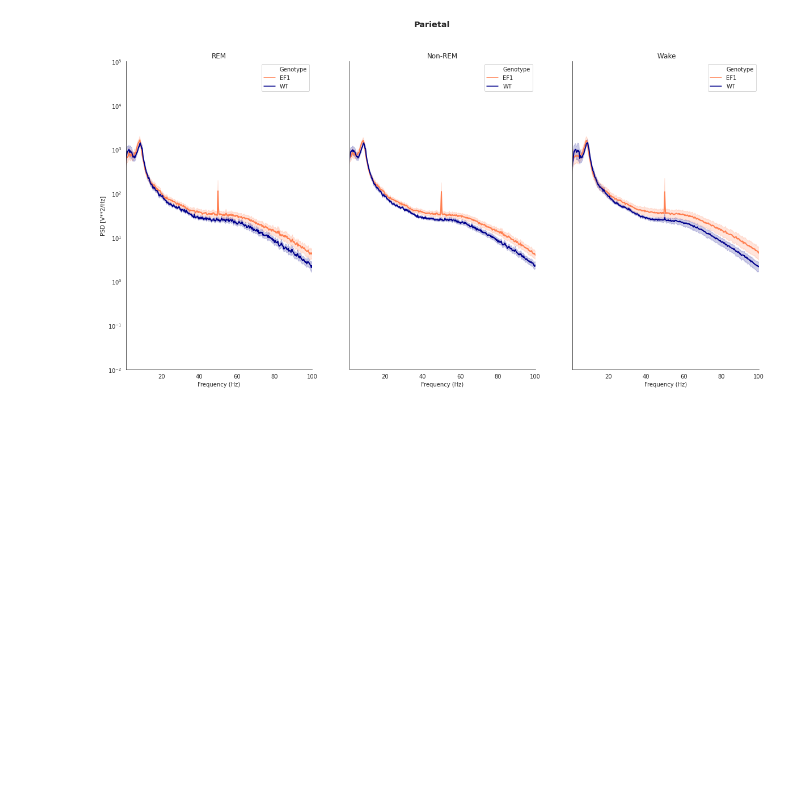
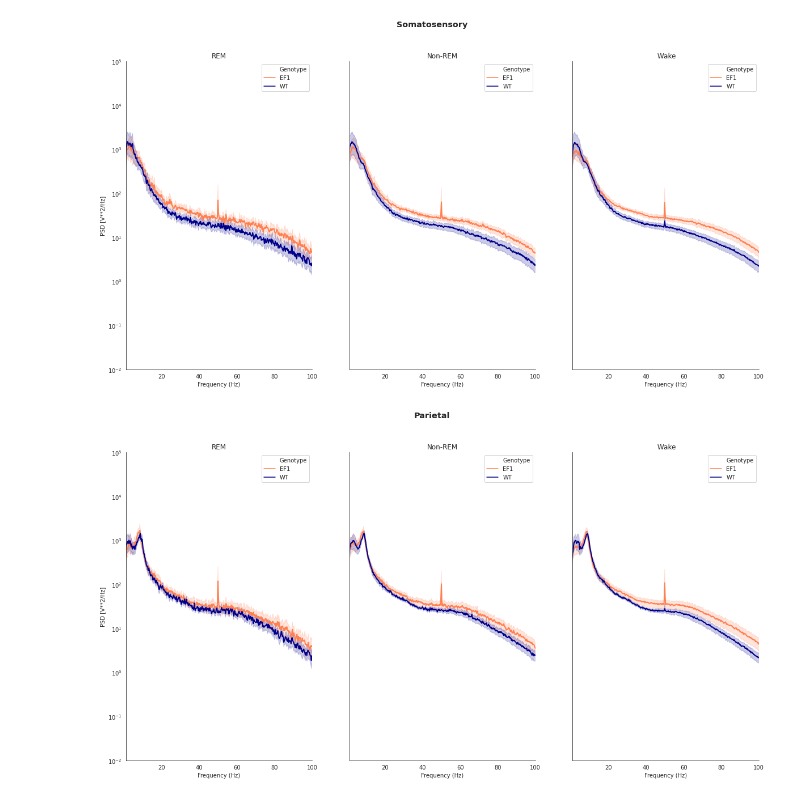
Before and after one commit to melissafasol/ef1_alpha, a Jupyter notebook: plotting_geno_averages.ipynb, the cells around one changed output. Cells and saved outputs as stored; diff of their text form; code cells hidden in the pictures; blank space fills up the shorter version.

```diff
--- a/plotting_geno_averages.ipynb
+++ b/plotting_geno_averages.ipynb
@@ -62,3 +80,13 @@ os.chdir('/home/melissa/PROJECT_DIRECTORIES/ef1_alpha_analysis/scripts')
+# %%
+plot_geno_average_by_channel(channel_group = 'Somatosensory', color_list = ['coral', 'darkblue'],
+                                                hue_order_list = ['EF1', 'WT'],
+                                                data_rem = somato_rem,
+                                                data_nrem = somato_nrem,
+                                                data_wake = somato_wake,
+                                                ylim_lower = 10**-2,
+                                                ylim_upper= 10**5, save_path = '/home/melissa/RESULTS/EF1_ALPHA/PLOTS' )
+# %% [output]
+[figure, added]
 # %%
 plot_geno_average_by_channel(channel_group = 'Parietal', color_list = ['coral', 'darkblue'],
                                                 hue_order_list = ['EF1', 'WT'],
```
Also changed, not shown: parts of 12 cells of this notebook, 5 other files.
